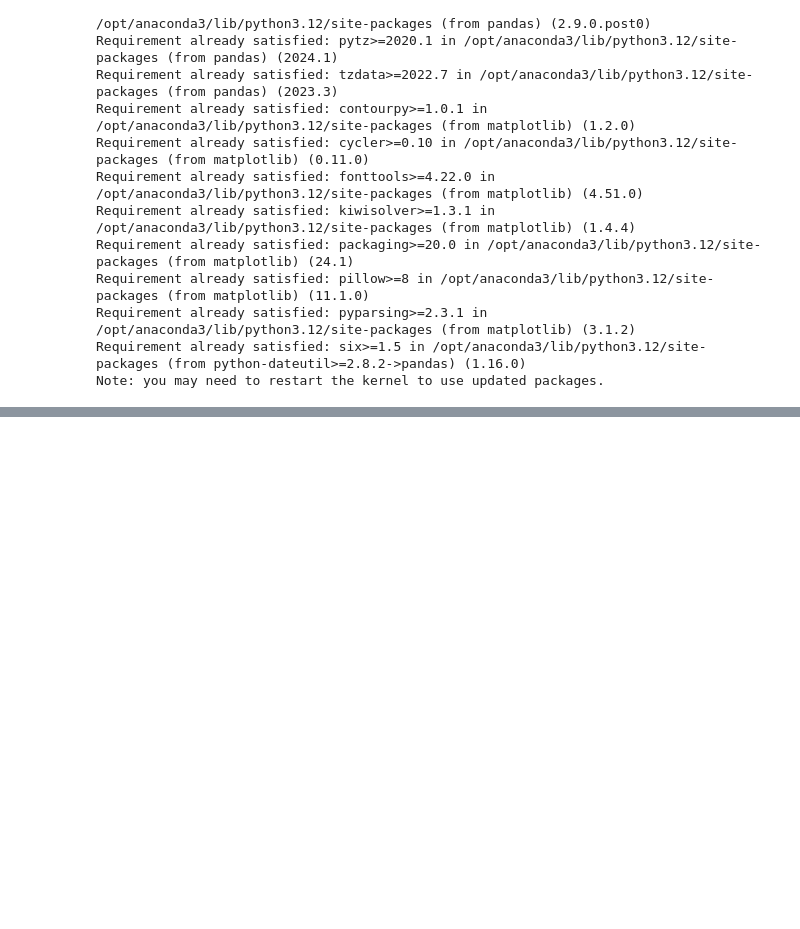
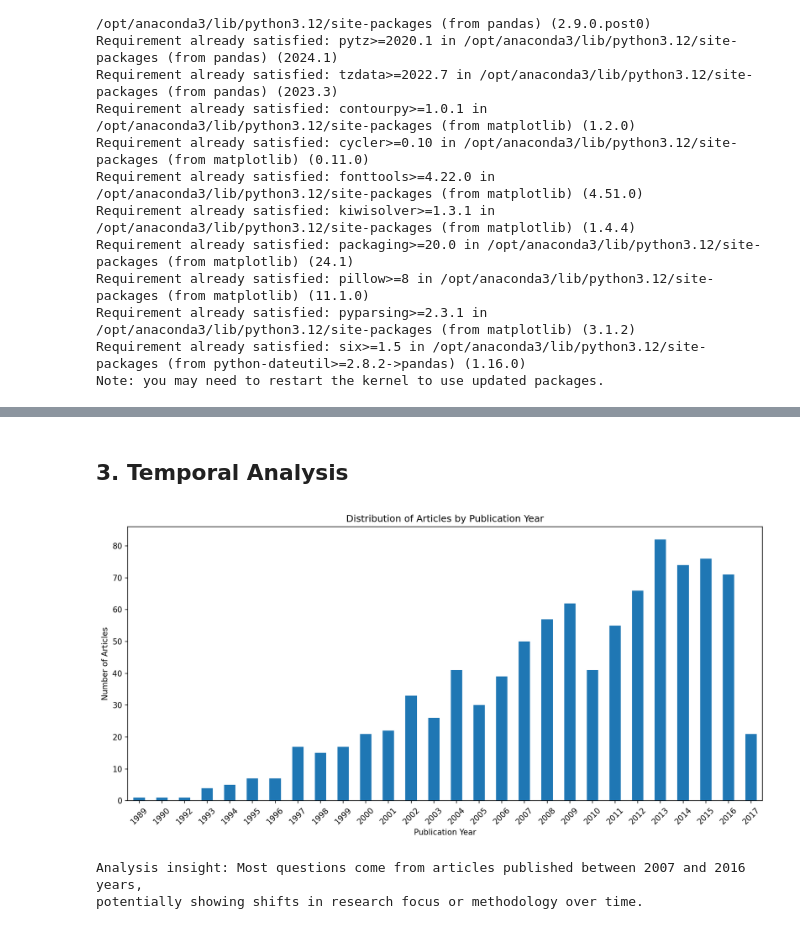
Before and after one commit to CassandraMaldonado/LLM_Healthcare, a Jupyter notebook: EDA.ipynb, the cells around one changed output, grey strips where cells are left out. Saved outputs shown, nothing was run; the diff lists cells and outputs as text; code cells hidden in the pictures; blank space fills up the shorter version.

```diff
--- a/EDA.ipynb
+++ b/EDA.ipynb
@@ -472,0 +529,22 @@ final_decision: yes
+# %% [markdown]
+## 3. Temporal Analysis
+# %%
+# Temporal analysis using the YEAR field
+years = [entry['YEAR'] for entry in data.values()]
+year_counts = pd.Series(years).value_counts().sort_index()
+
+plt.figure(figsize=(12, 6))
+year_counts.plot(kind='bar')
+plt.title('Distribution of Articles by Publication Year')
+plt.xlabel('Publication Year')
+plt.ylabel('Number of Articles')
+plt.xticks(rotation=45)
+plt.tight_layout()
+plt.show()
+
+print("Analysis insight: Most questions come from articles published between 2007 and 2016 years,")
+print("potentially showing shifts in research focus or methodology over time.")
+# %% [output]
+[figure, added]
+Analysis insight: Most questions come from articles published between 2007 and 2016 years,
+potentially showing shifts in research focus or methodology over time.
```
Also changed, not shown: parts of 18 cells of this notebook.
